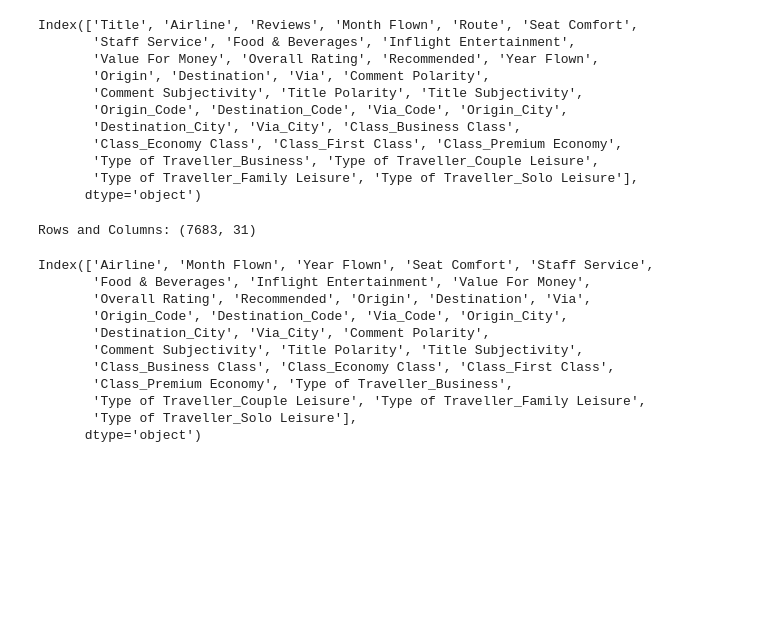
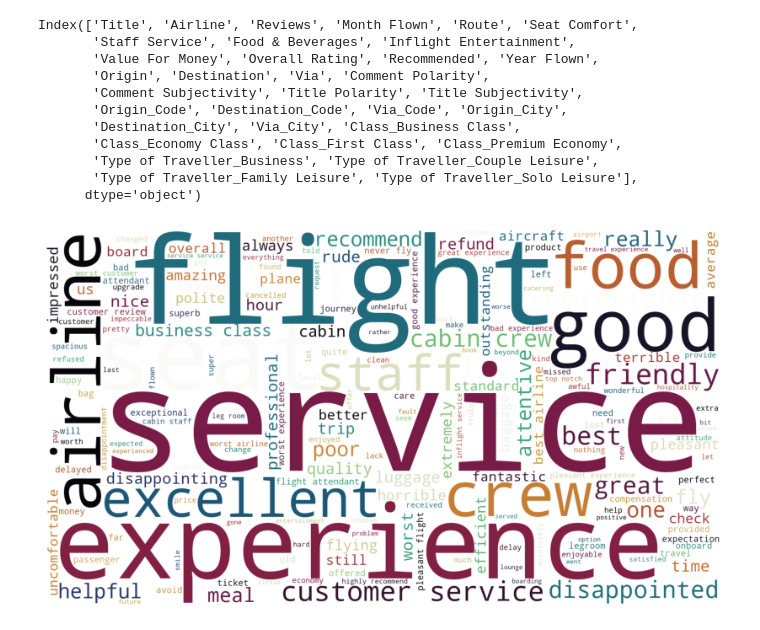
Before and after one commit to HasmigG/Airline_Passenger_Satisfaction_Analysis, a Jupyter notebook: etl_df_pkl_output.ipynb, the cells around one changed output. Saved outputs shown, nothing was run; the diff lists cells and outputs as text; code cells hidden in the pictures; blank space fills up the shorter version.

```diff
--- a/etl_df_pkl_output.ipynb
+++ b/etl_df_pkl_output.ipynb
@@ -358,20 +385,25 @@ Index(['Title', 'Airline', 'Reviews', 'Month Flown', 'Route', 'Seat Comfort',
        'Type of Traveller_Business', 'Type of Traveller_Couple Leisure',
        'Type of Traveller_Family Leisure', 'Type of Traveller_Solo Leisure'],
       dtype='object')
-# %%
-print(f'Rows and Columns: {df.shape}')
-df.columns
-# %% [output]
-Rows and Columns: (7683, 31)
-Index(['Airline', 'Month Flown', 'Year Flown', 'Seat Comfort', 'Staff Service',
-       'Food & Beverages', 'Inflight Entertainment', 'Value For Money',
-       'Overall Rating', 'Recommended', 'Origin', 'Destination', 'Via',
-       'Origin_Code', 'Destination_Code', 'Via_Code', 'Origin_City',
-       'Destination_City', 'Via_City', 'Comment Polarity',
-       'Comment Subjectivity', 'Title Polarity', 'Title Subjectivity',
-       'Class_Business Class', 'Class_Economy Class', 'Class_First Class',
-       'Class_Premium Economy', 'Type of Traveller_Business',
-       'Type of Traveller_Couple Leisure', 'Type of Traveller_Family Leisure',
-       'Type of Traveller_Solo Leisure'],
-      dtype='object')
+# %%
+from wordcloud import WordCloud
+import matplotlib.pyplot as plt
+import cmasher as cmr
+import pandas as pd
+
+combo = df[['Title', 'Reviews']].astype(str)
+text = ' '.join(df['Title'].astype(str))
+
+# Filter out words with uppercase letters
+text_filtered = ' '.join(word for word in text.split() if not any(c.isupper() for c in word))
+
+wordcloud = WordCloud(width=1800, height=1000, colormap=cmr.seasons,background_color='white', min_font_size=10).generate(text_filtered)
+
+plt.figure(figsize=(8, 8), facecolor=None)
+plt.imshow(wordcloud)
+plt.axis('off')
+plt.tight_layout(pad=0)
+plt.show()
+# %% [output]
+[figure, added]
 # %%
```
Also changed, not shown: parts of 4 cells of this notebook, 7 other files.
